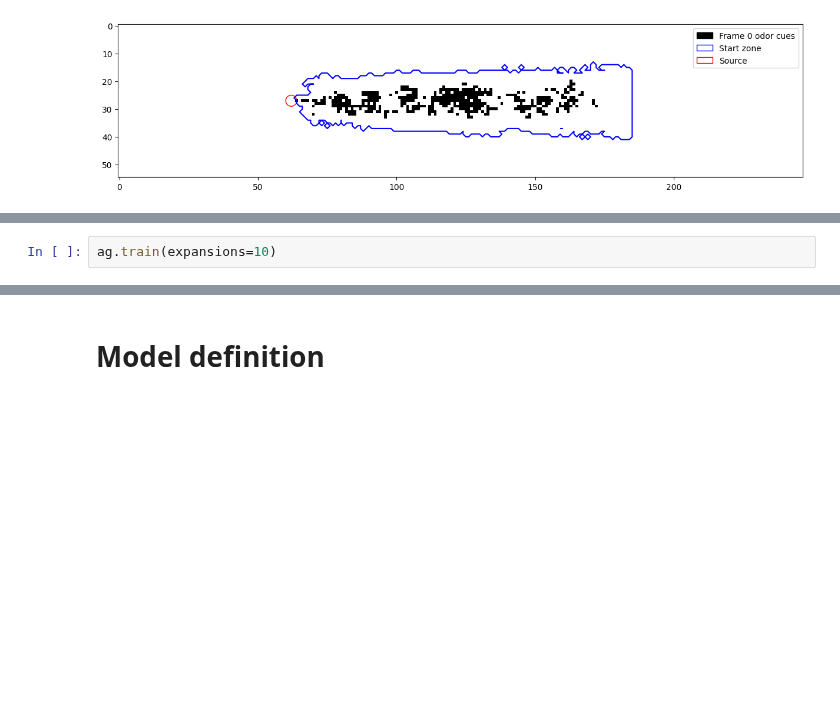
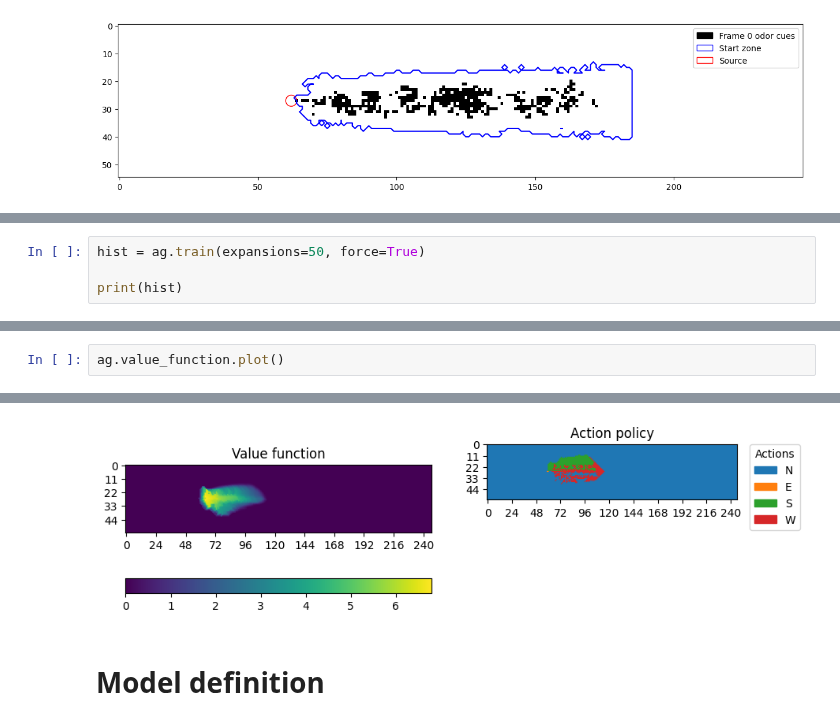
Before and after one commit to PimLb/olfactory-navigation, a Jupyter notebook: experiments/q_learning_comparisson.ipynb, the cells around one changed output, grey strips where cells are left out. Cells and saved outputs as stored; diff of their text form; blank space fills up the shorter version.

```diff
--- a/experiments/q_learning_comparisson.ipynb
+++ b/experiments/q_learning_comparisson.ipynb
@@ -76,2 +75,0 @@ ag = FSVI_Agent(env)
-# %%
-ag.train(expansions=10)
@@ -79,0 +76,4 @@ TypeError: FSVI_Agent.expand() got an unexpected keyword argument 'belief_set'
+# %%
+hist = ag.train(expansions=50, force=True)
+
+print(hist)
@@ -79,0 +87,3 @@ TypeError: FSVI_Agent.expand() got an unexpected keyword argument 'belief_set'
+# %%
+ag.value_function.plot()
+# %% [output]
@@ -80,3 +91,4 @@ TypeError: FSVI_Agent.expand() got an unexpected keyword argument 'belief_set'
+[figure, added]
 # %% [markdown]
 # Model definition
 # %%
```
Also changed, not shown: parts of 6 cells of this notebook, 3 other files.
